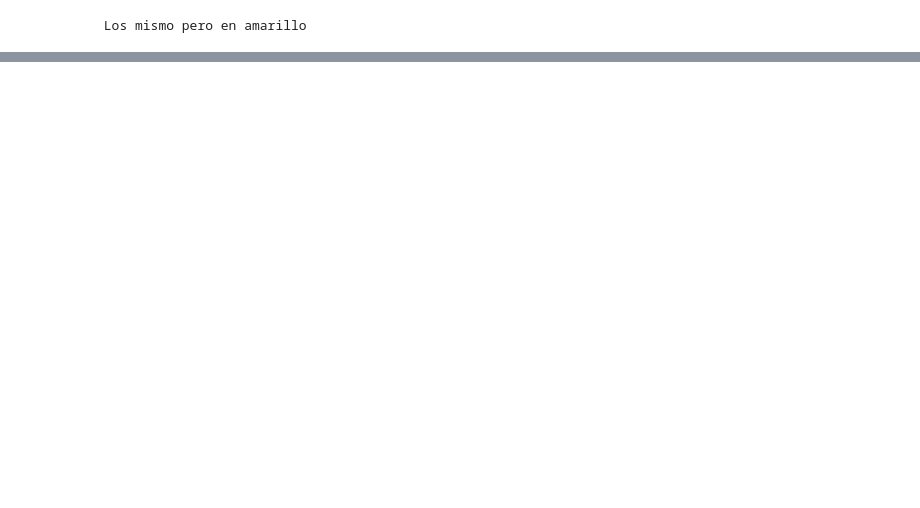
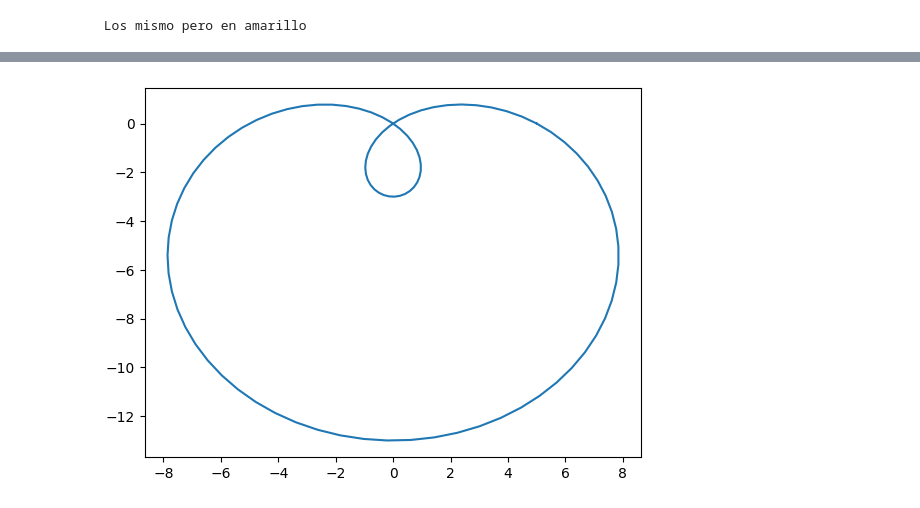
Before and after one commit to Diego-Delgadillo/Diego-Delgadillo, a Jupyter notebook: PROGRAMACION_AVANZADA.ipynb, the cells around one changed output, grey strips where cells are left out. Saved outputs shown, nothing was run; the diff lists cells and outputs as text; code cells hidden in the pictures; blank space fills up the shorter version.

```diff
--- a/PROGRAMACION_AVANZADA.ipynb
+++ b/PROGRAMACION_AVANZADA.ipynb
@@ -139,0 +498,10 @@ print("")
+# %%
+#Graficación paramétrica en coordenas polares de una cardiode
+#función cardiode
+theta = np.linspace(0,2 * np.pi,100)
+r = 5 - 8 * np.sin(theta)
+
+plt.plot(r * np.cos(theta),r * np.sin(theta))
+plt.show()
+# %% [output]
+[figure, added]
```
Also changed, not shown: parts of 102 cells of this notebook.
